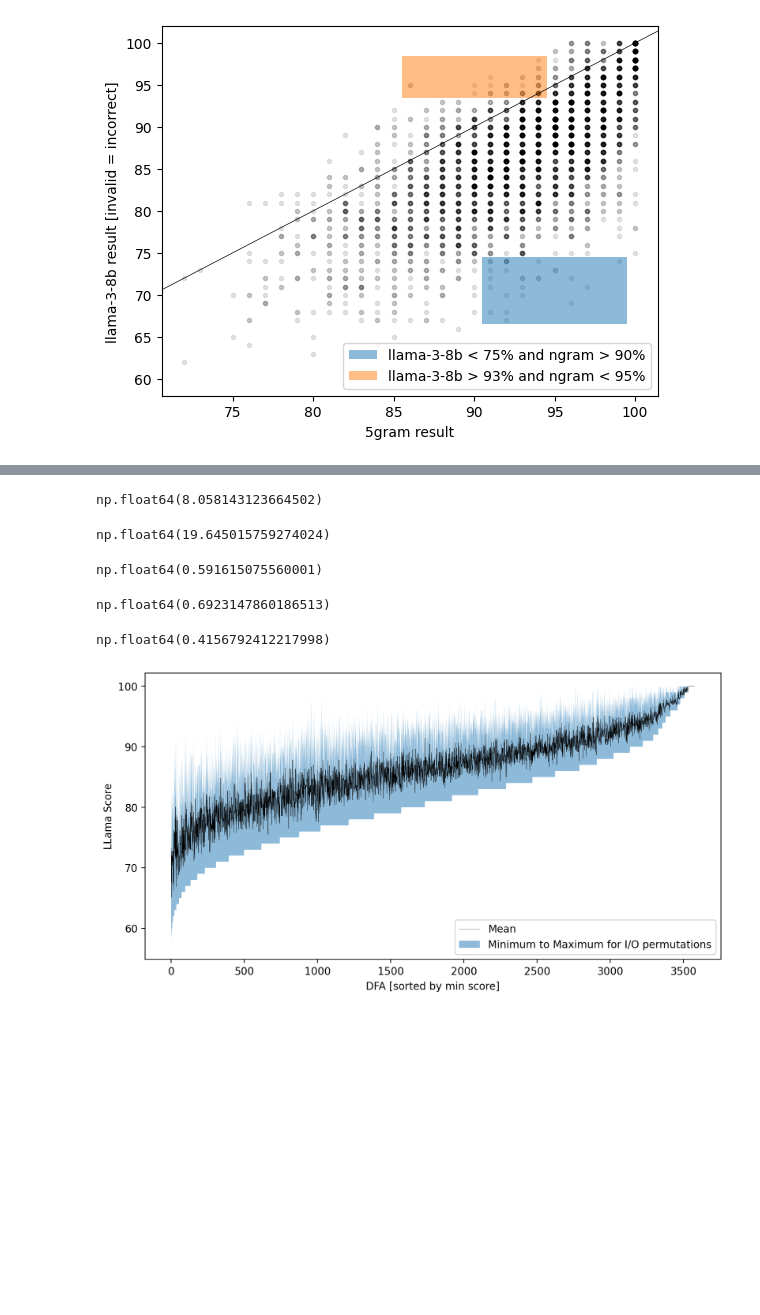
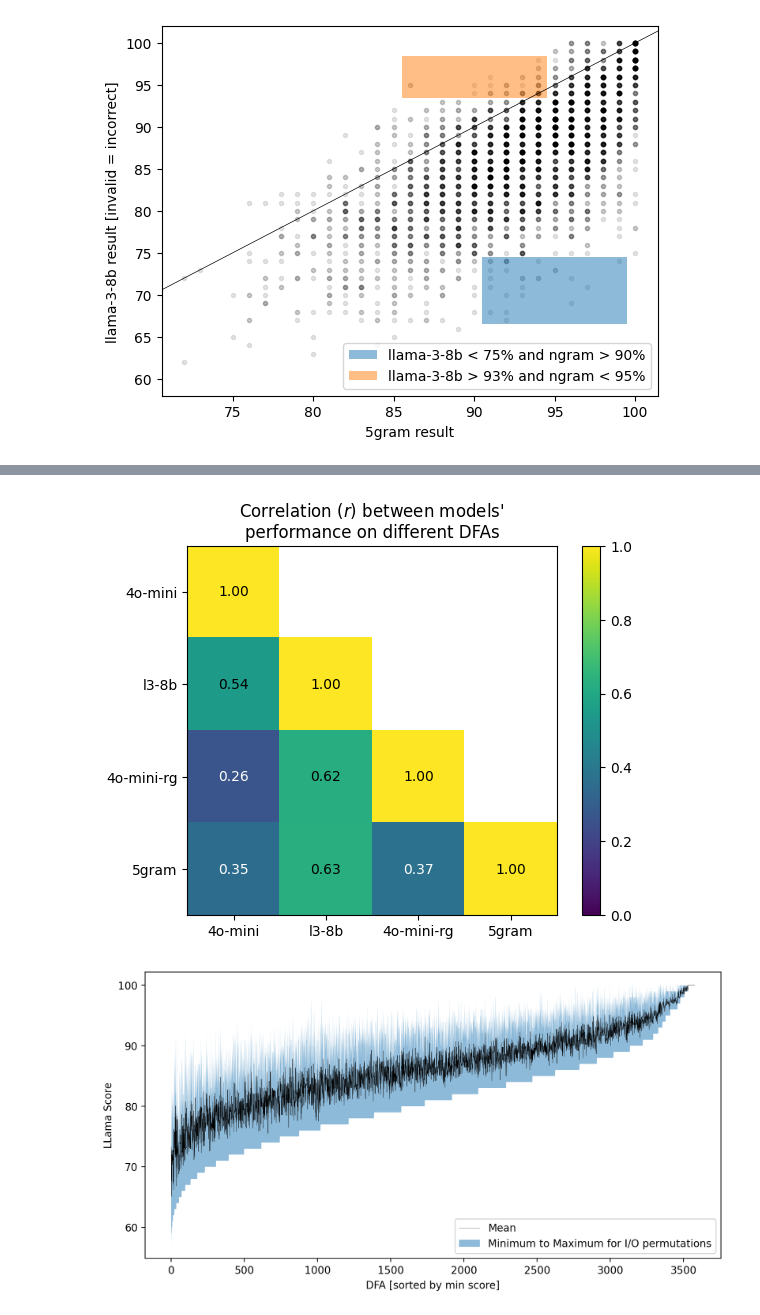
Before and after one commit to kavigupta/evallm, a Jupyter notebook: notebooks/exhaustive-3-state-dfa.ipynb, the cells around one changed output, grey strips where cells are left out. Cells and saved outputs as stored; diff of their text form; code cells hidden in the pictures; blank space fills up the shorter version.

Commit message:
add correlations to exhaustive analysis (#46)

```diff
--- a/notebooks/exhaustive-3-state-dfa.ipynb
+++ b/notebooks/exhaustive-3-state-dfa.ipynb
@@ -105,23 +97,7 @@ np.float64(13.79317025967033)
-# %%
-((nan_bad["llama-3-8b"] - ngram) ** 2).mean() ** 0.5
-# %% [output]
-np.float64(8.058143123664502)
-# %%
-((nan_bad["gpt-4o-mini"] - ngram) ** 2).mean() ** 0.5
-# %% [output]
-np.float64(19.645015759274024)
-# %%
-np.corrcoef(nan_bad["llama-3-8b"], nan_bad["gpt-4o-mini"])[0, 1]
-# %% [output]
-np.float64(0.591615075560001)
-# %%
-np.corrcoef(nan_bad["llama-3-8b"], ngram)[0, 1]
-# %% [output]
-np.float64(0.6923147860186513)
-# %%
-np.corrcoef(nan_bad["gpt-4o-mini"], ngram)[0, 1]
-# %% [output]
-np.float64(0.4156792412217998)
+# %%
+plot_correlations({**no_nan, "5gram": ngram})
+# %% [output]
+[figure, added]
 # %%
 result_all = {
     k: [v for v in vs if v is not None] for k, vs in exhaustive_llama(None).items()
```
Also changed, not shown: parts of 9 cells of this notebook, 2 other files.
